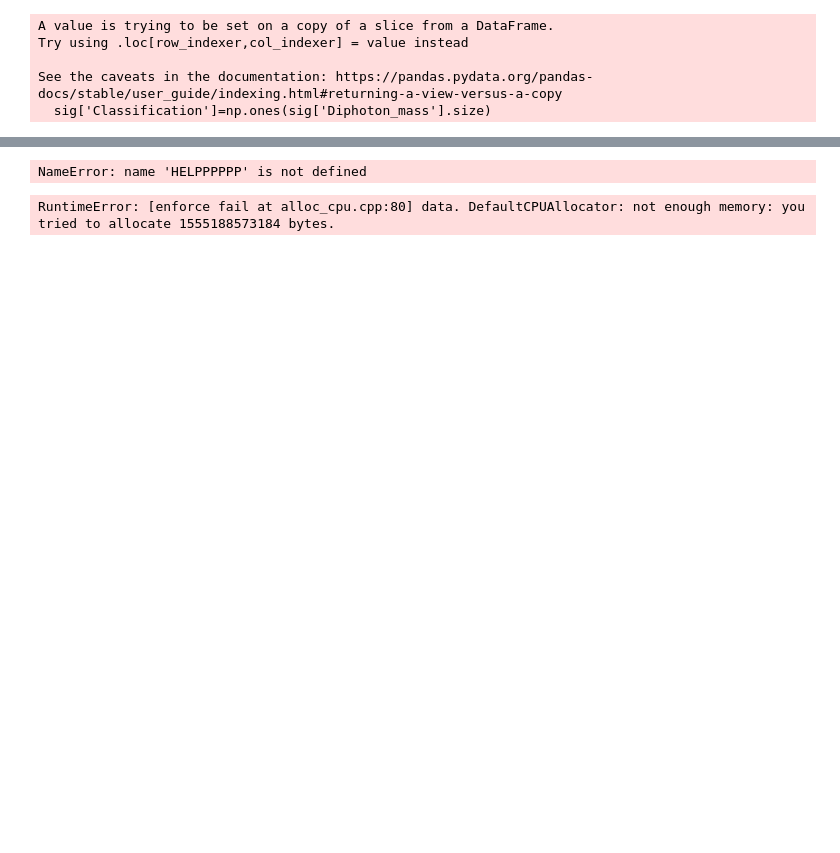
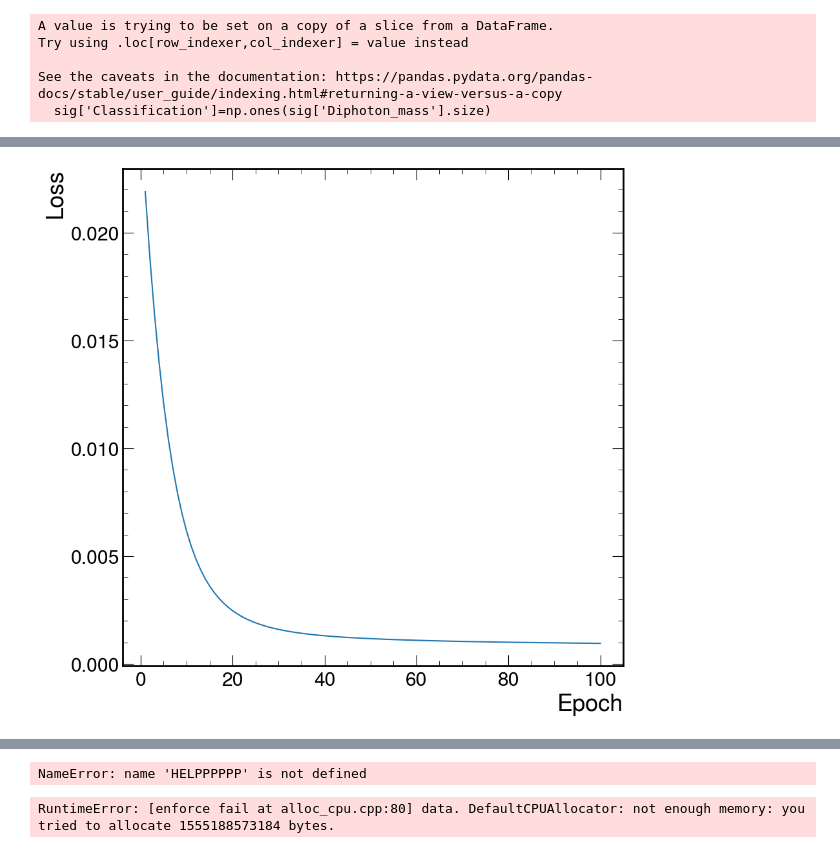
Before and after one commit to GanelNallamilli/CMS_Physics_PNN, a Jupyter notebook: JupNeuralNetwork.ipynb, the cells around one changed output, grey strips where cells are left out. Cells and saved outputs as stored; diff of their text form; code cells hidden in the pictures; blank space fills up the shorter version.

```diff
--- a/JupNeuralNetwork.ipynb
+++ b/JupNeuralNetwork.ipynb
@@ -97 +222,9 @@ trained=model.forward(train_features_tensor)
+# %%
+figure=plt.figure()
+plt.plot(epochlist,lossdata)
+plt.xlabel('Epoch')
+plt.ylabel('Loss')
+plt.show()
+# %% [output]
+[figure, added]
 # %%
```
Also changed, not shown: parts of 29 cells of this notebook, 1 other file.
